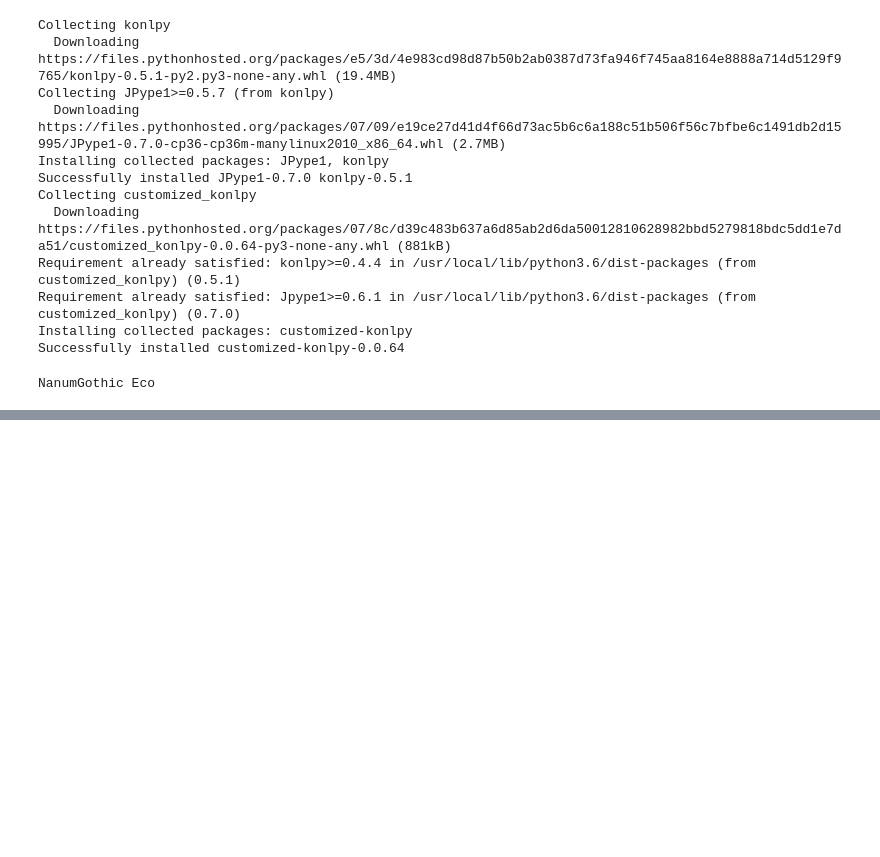
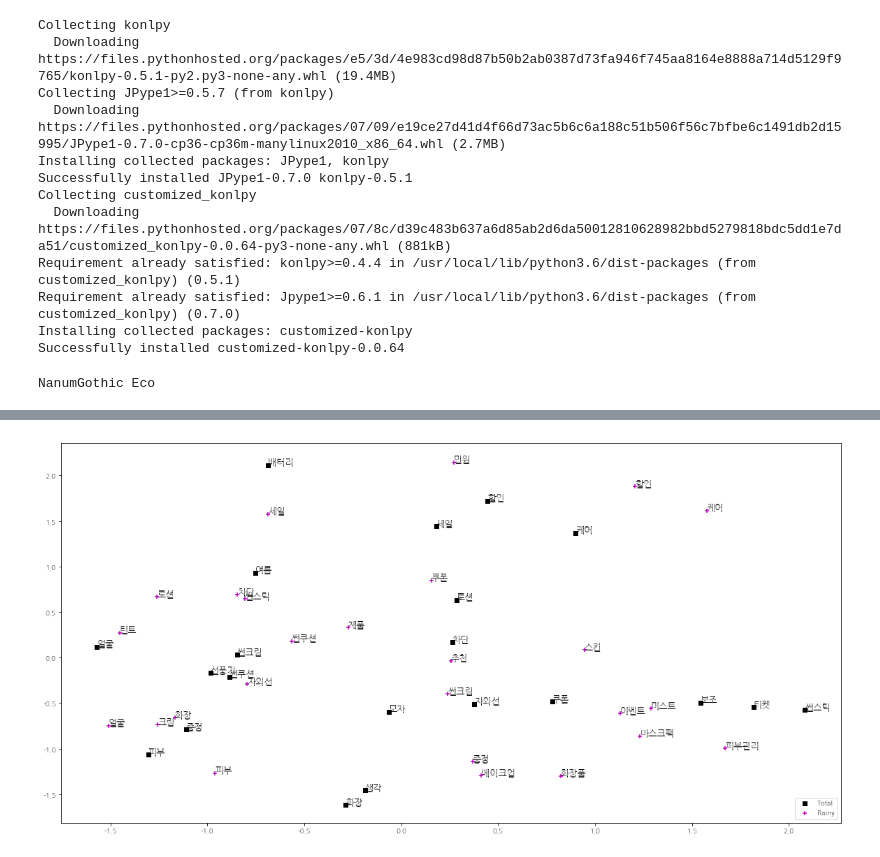
Before and after one commit to jsdae90/2019_Weather_Competition, a Jupyter notebook: word2vec(suncare).ipynb, the cells around one changed output, grey strips where cells are left out. Cells and saved outputs as stored; diff of their text form; code cells hidden in the pictures; blank space fills up the shorter version.

```diff
--- a/word2vec(suncare).ipynb
+++ b/word2vec(suncare).ipynb
@@ -409,0 +451,8 @@ plt.show()
+# %%
+result_2 = pca.fit_transform(X_2)
+# %%
+result_3 = pca.fit_transform(X_3)
+# %%
+result_4 = pca.fit_transform(X_4)
+# %%
+result_5 = pca.fit_transform(X_5)
@@ -409,0 +461,41 @@ plt.show()
+# %%
+# 전체
+plt.figure(figsize=(20, 10))
+
+plt.scatter(StandardScaler().fit_transform(result[:, 0].reshape(-1, 1)), StandardScaler().fit_transform(result[:, 1].reshape(-1, 1)),color='black',marker='s') # 전체일자
+# plt.scatter(StandardScaler().fit_transform(result_1[:, 0].reshape(-1, 1)), StandardScaler().fit_transform(result_1[:, 1].reshape(-1, 1)),color='r',marker='^') # 높은날씨
+# plt.scatter(StandardScaler().fit_transform(result_2[:, 0].reshape(-1, 1)), StandardScaler().fit_transform(result_2[:, 1].reshape(-1, 1)),color='b',marker='o') # 낮은날씨
+# plt.scatter(StandardScaler().fit_transform(result_3[:, 0].reshape(-1, 1)), StandardScaler().fit_transform(result_3[:, 1].reshape(-1, 1)),color='g',marker='v') # 높은습도
+# plt.scatter(StandardScaler().fit_transform(result_4[:, 0].reshape(-1, 1)), StandardScaler().fit_transform(result_4[:, 1].reshape(-1, 1)),color='y',marker='o') # 낮은습도
+plt.scatter(StandardScaler().fit_transform(result_5[:, 0].reshape(-1, 1)), StandardScaler().fit_transform(result_5[:, 1].reshape(-1, 1)),color='m',marker='+') # 비오는날
+
+
+
+words = list(word2vec_model.wv.vocab)
+words_1 = list(word2vec_model_1.wv.vocab)
+words_2 = list(word2vec_model_2.wv.vocab)
+words_3 = list(word2vec_model_3.wv.vocab)
+words_4 = list(word2vec_model_4.wv.vocab)
+words_5 = list(word2vec_model_5.wv.vocab)
+
+
+for u, total in enumerate(words):
+  plt.annotate(total, xy= (StandardScaler().fit_transform(result[:,0].reshape(-1,1))[u], StandardScaler().fit_transform(result[:,1].reshape(-1,1))[u]), fontsize=13)
+
+# for i, ht in enumerate(words_1):
+# 	plt.annotate(ht, xy=(StandardScaler().fit_transform(result_1[:, 0].reshape(-1, 1))[i], StandardScaler().fit_transform(result_1[:, 1].reshape(-1, 1))[i]), fontsize=13)
+# for j, lt in enumerate(words_2):
+#   plt.annotate(lt, xy=(StandardScaler().fit_transform(result_2[:, 0].reshape(-1, 1))[j], StandardScaler().fit_transform(result_2[:, 1].reshape(-1, 1))[j]), fontsize=13)
+# for k, hh in enumerate(words_3):
+#   plt.annotate(hh, xy=(StandardScaler().fit_transform(result_3[:, 0].reshape(-1, 1))[k], StandardScaler().fit_transform(result_3[:, 1].reshape(-1, 1))[k]), fontsize=13)
+# for l, lh in enumerate(words_4):
+#   plt.annotate(lh, xy=(StandardScaler().fit_transform(result_4[:, 0].reshape(-1, 1))[l], StandardScaler().fit_transform(result_4[:, 1].reshape(-1, 1))[l]), fontsize=13)
+for m, rain in enumerate(words_5):
+  plt.annotate(rain, xy=(StandardScaler().fit_transform(result_5[:, 0].reshape(-1, 1))[m], StandardScaler().fit_transform(result_5[:, 1].reshape(-1, 1))[m]), fontsize=13)
+
+
+plt.legend(['Total','Rainy'],loc=4)
+#plt.legend(['high_temp','low_temp','high_hu','low_hu','Rainy day'],loc=4)
+plt.show()
+# %% [output]
+[figure, added]
```
Also changed, not shown: parts of 63 cells of this notebook.
